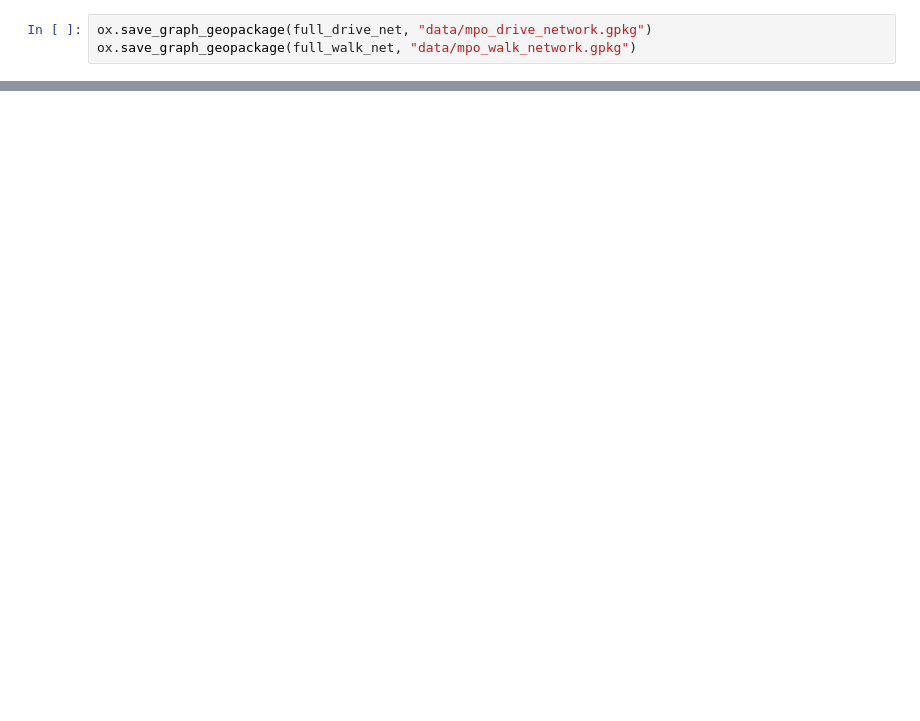
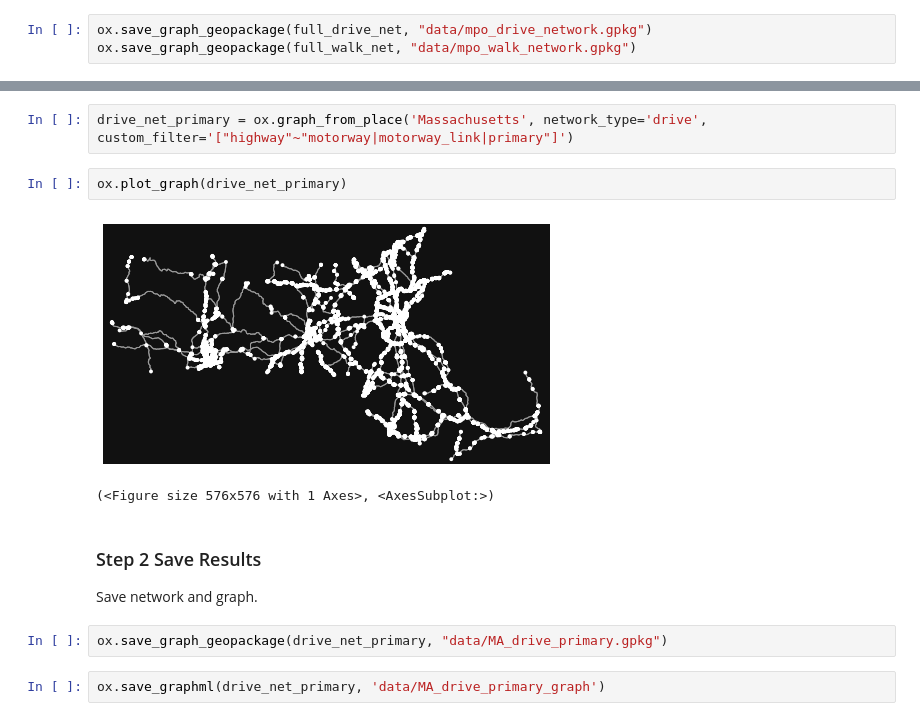
Before and after one commit to CTPSSTAFF/existing-inequities, a Jupyter notebook: notebooks/OSMPull.ipynb, the cells around one changed output, grey strips where cells are left out. Drawn from its saved outputs; the diff is of its cells as text; blank space fills up the shorter version.

Commit message:
Pull ma primary roads

```diff
--- a/notebooks/OSMPull.ipynb
+++ b/notebooks/OSMPull.ipynb
@@ -66,0 +79,14 @@ ox.save_graph_geopackage(full_walk_net, "data/mpo_walk_network.gpkg")
+# %%
+drive_net_primary = ox.graph_from_place('Massachusetts', network_type='drive', custom_filter='["highway"~"motorway|motorway_link|primary"]')
+# %%
+ox.plot_graph(drive_net_primary)
+# %% [output]
+[figure, added]
+(<Figure size 576x576 with 1 Axes>, <AxesSubplot:>)
+# %% [markdown]
+### Step 2 Save Results
+Save network and graph.
+# %%
+ox.save_graph_geopackage(drive_net_primary, "data/MA_drive_primary.gpkg")
+# %%
+ox.save_graphml(drive_net_primary, 'data/MA_drive_primary_graph')
```
Also changed, not shown: parts of 11 cells of this notebook, 3 other files.
